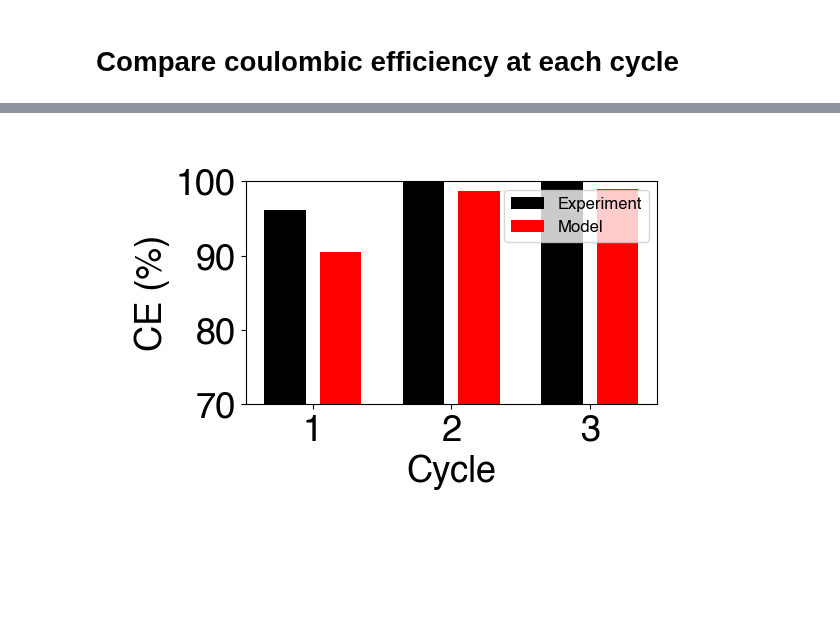
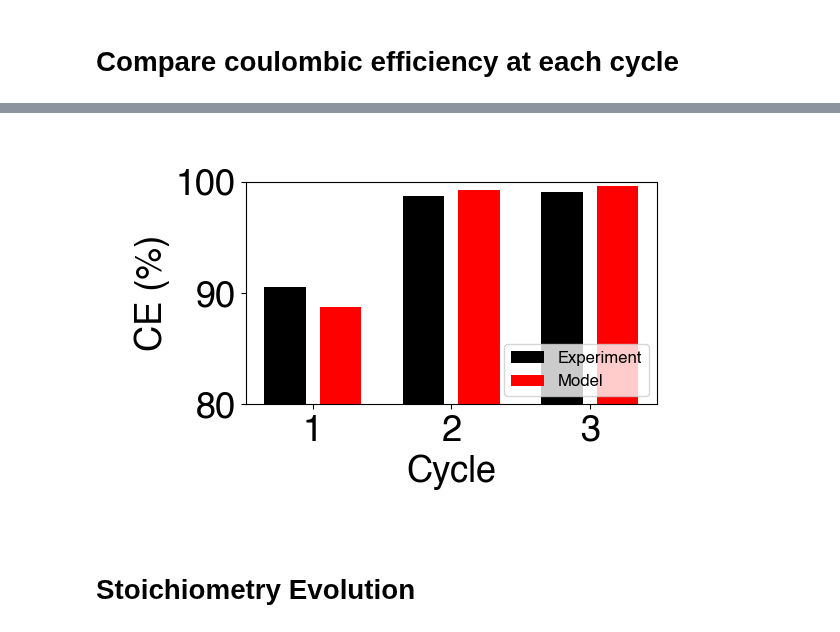
Before and after one commit to wengandrew/formation-modeling, a Jupyter notebook: notebooks/2023_04_30_model_vs_measured.ipynb, the cells around one changed output, grey strips where cells are left out. Cells and saved outputs as stored; diff of their text form; code cells hidden in the pictures; blank space fills up the shorter version.

Commit message:
Model parameterization hell

```diff
--- a/notebooks/2023_04_30_model_vs_measured.ipynb
+++ b/notebooks/2023_04_30_model_vs_measured.ipynb
@@ -166,6 +140,15 @@ vmin = 3.0
 
 cell = cellsim.Cell()
 cell.load_config('params/single.yaml')
+
+# Configure the parameters
+# cell.k_SEI1  = 4e-20
+# cell.D_SEI11 = 5e-17
+# cell.D_SEI12 = cell.D_SEI11
+# cell.U_SEI1  = 1.9
+
+tag = f'k={cell.k_SEI1}, D={cell.D_SEI11}, U={cell.U_SEI1}, Rn={cell.R0n}, Rp={cell.R0p}'
+
 sim = cellsim.Simulation(cell, 73*3600)
 
 sim.run_rest(1, rest_time_hrs=0.5)
@@ -179,6 +162,7 @@ sim.run_rest(5, rest_time_hrs=1)
 
 df_sim = sim.get_results()
 df_sim['dq'] = np.abs(df_sim['dt'] * df_sim['i_app'] / 3600)
+df_sim['dqsei'] = np.abs(df_sim['dt'] * df_sim['i_sei'] / 3600)
 # %% [output]
 Running Cyc1: Rest for 0.5 hours...
 Running Cyc2: Charge to 4.2V...
@@ -327,25 +289,32 @@ df_meas_agg['ce'] = df_meas_agg['Discharge Capacity (Ah)'] / df_meas_agg['Charge
 # %%
+# Measured coulombic efficiency
+df_meas_agg = df_arbin.groupby(['Cycle Number'])['Charge Capacity (Ah)', 'Discharge Capacity (Ah)'].agg('max')
+df_meas_agg = df_meas_agg.iloc[0:3]
+df_meas_agg['ce'] = df_meas_agg['Discharge Capacity (Ah)'] / df_meas_agg['Charge Capacity (Ah)']
 
 # Simulated coulombic efficiency
 df_agg = df_sim.groupby(['cycle_number', 'step_number'])['dq'].agg('sum')
-ce = []
+ce_sim = []
 cycle_index = np.array([2, 3, 4])
 for i in cycle_index:
-    ce.append(df_agg[i][2] / (df_agg[i][0] + df_agg[i][1]))
-ce = np.array(ce)
+    ce_sim.append(df_agg[i][2] / (df_agg[i][0] + df_agg[i][1]))
+ce_sim = np.array(ce_sim)
 
 # Make the plot
 plt.figure(figsize=(6, 4))
 xx = np.array([1, 2, 3])
-plt.bar(xx-0.2, ce*100, color='k', width=0.3, label='Experiment')
-plt.bar(xx+0.2, df_meas_agg['ce']*100, color='r', width=0.3, label='Model')
+plt.bar(xx-0.2, df_meas_agg['ce']*100, color='k', width=0.3, label='Experiment')
+plt.bar(xx+0.2, ce_sim*100, color='r', width=0.3, label='Model')
 
 plt.ylabel('CE (%)')
 plt.grid(False)
 plt.xlabel('Cycle')
-plt.legend(loc='upper right', fontsize=12)
-plt.ylim([70, 100])
+plt.legend(loc='lower right', fontsize=12)
+plt.ylim([80, 100])
 plt.show()
+plt.savefig(f'outputs/figures/fig_ce_{tag}.png')
 # %% [output]
-[figure, old version]
+[figure, new version]
+# %% [markdown]
+# Stoichiometry Evolution
 # %%
```
Also changed, not shown: parts of 12 cells of this notebook, 1 other file.
